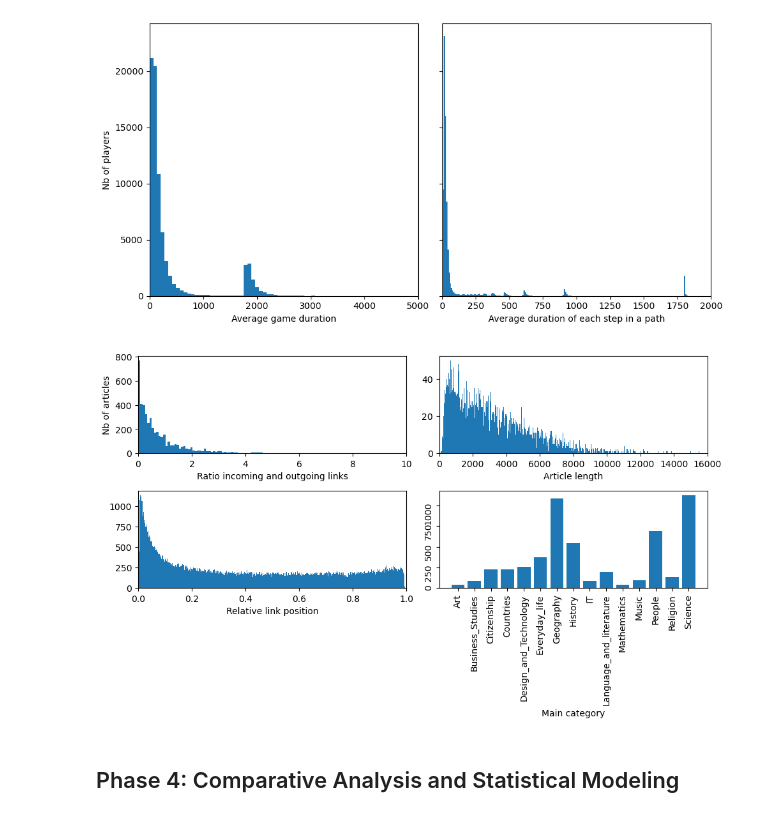
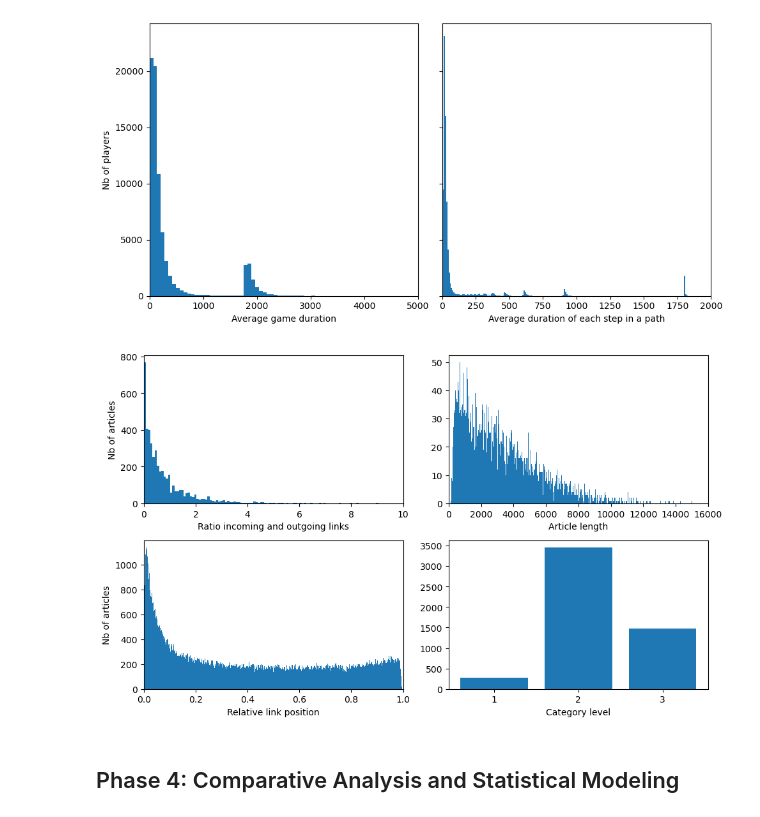
Before and after one commit to epfl-ada/ada-2023-project-epfldatadynamos, a Jupyter notebook: P3.ipynb, the cells around one changed output. Saved outputs shown, nothing was run; the diff lists cells and outputs as text; code cells hidden in the pictures.

Commit message:
Graphs update

```diff
--- a/P3.ipynb
+++ b/P3.ipynb
@@ -191,16 +191,36 @@ sec_cat_set = set()
 thrd_cat_set = set()
 
 main_cats = []
+sec_cats = []
+thrd_cats = []
+level = []
 
 for cat in categories['category']:
     levels = cat.split('.')
+
     if len(levels) > 1:
         main_cat_set.add(levels[1])
         main_cats.append(levels[1])
+        if len(levels) <= 2:
+            sec_cats.append(np.nan)
+            thrd_cats.append(np.nan)
+            level.append(1)
+
     if len(levels) > 2:
         sec_cat_set.add(levels[2])
+        sec_cats.append(levels[2])
+        if len(levels) <= 3:
+            thrd_cats.append(np.nan)
+            level.append(2)
+
     if len(levels) > 3:
         thrd_cat_set.add(levels[3])
+        thrd_cats.append(levels[3])
+        level.append(3)
+
 categories['main_cat'] = main_cats
+categories['sec_cat'] = sec_cats
+categories['thr_cat'] = thrd_cats
+categories['category_level'] = level
 categories
 # %% [output]
@@ -220,3 +240,4 @@ categories
 # %%
-# Article (main) category
-main_cat_articles = categories.groupby('main_cat')['article'].count().reset_index()
+# Article category level
+art_cat_level = categories.groupby('category_level')['article'].count().reset_index()
+art_cat_level
@@ -323,31 +349,31 @@ fig.tight_layout()
 # %%
 fig, axs = plt.subplots(2, 2, figsize=(10, 6))
 
 # Target source ratio
 axs[0, 0].hist(link_counts['target_source_ratio'], bins=500);
 axs[0, 0].set_xlim([0, 10])
 axs[0, 0].set_ylabel('Nb of articles')
 axs[0, 0].set_xlabel('Ratio incoming and outgoing links');
 
 # Average duration of each step in a path
 axs[0, 1].hist(link_counts['article_length'], bins=500);
 axs[0, 1].set_xlim([0, 16000])
 axs[0, 1].set_xlabel('Article length');
 
 # Link positions
 axs[1, 0].hist(link_network_pos['position'], bins=500);
 axs[1, 0].set_xlim([0, 1])
+axs[1, 0].set_ylabel('Nb of articles')
 axs[1, 0].set_xlabel('Relative link position');
 
 # Main category
-axs[1, 1].bar(main_cat_articles['main_cat'], main_cat_articles['article']);
-axs[1, 1].set_xlabel('Main category');
-axs[1, 1].tick_params(labelrotation=90)
+axs[1, 1].bar(['1', '2', '3'], art_cat_level['article']);
+axs[1, 1].set_xlabel('Category level');
 
 fig.tight_layout()
 #fig.savefig('article_features.png', dpi=300)
 # %% [output]
-[figure, old version]
+[figure, new version]
 # %% [markdown]
 Phase 4:  Comparative Analysis and Statistical Modeling
 ------------
```
Also changed, not shown: parts of 2 cells of this notebook.
